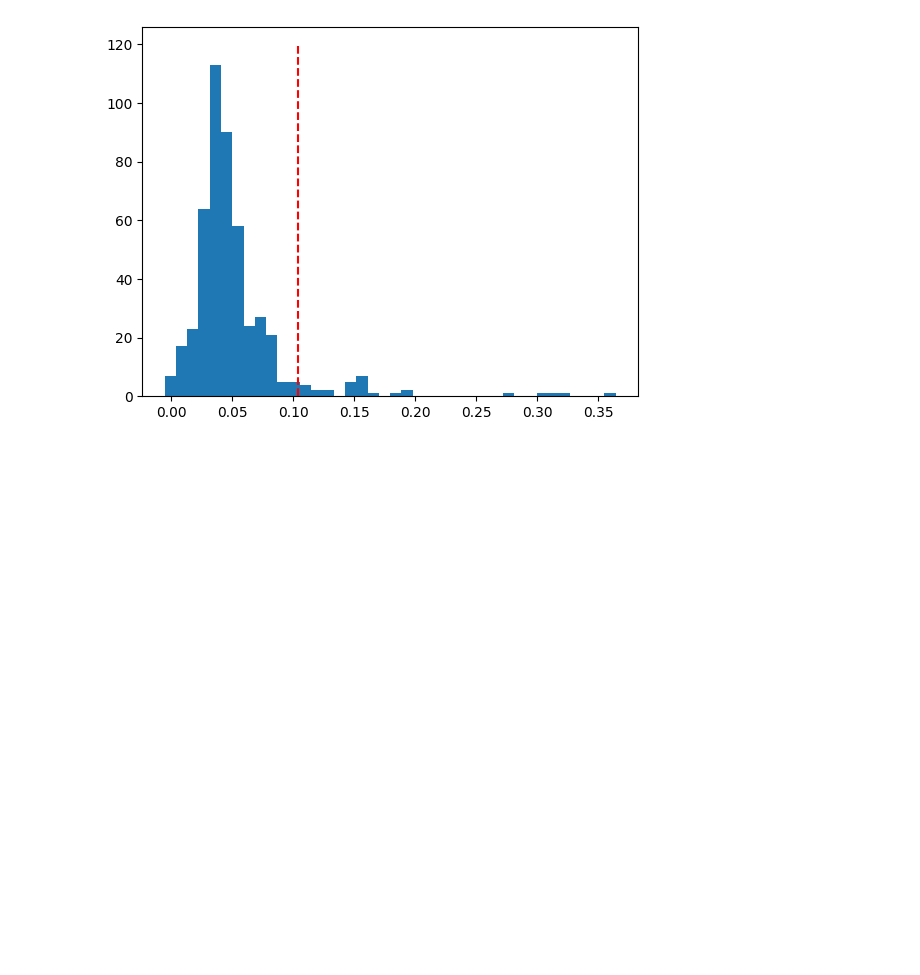
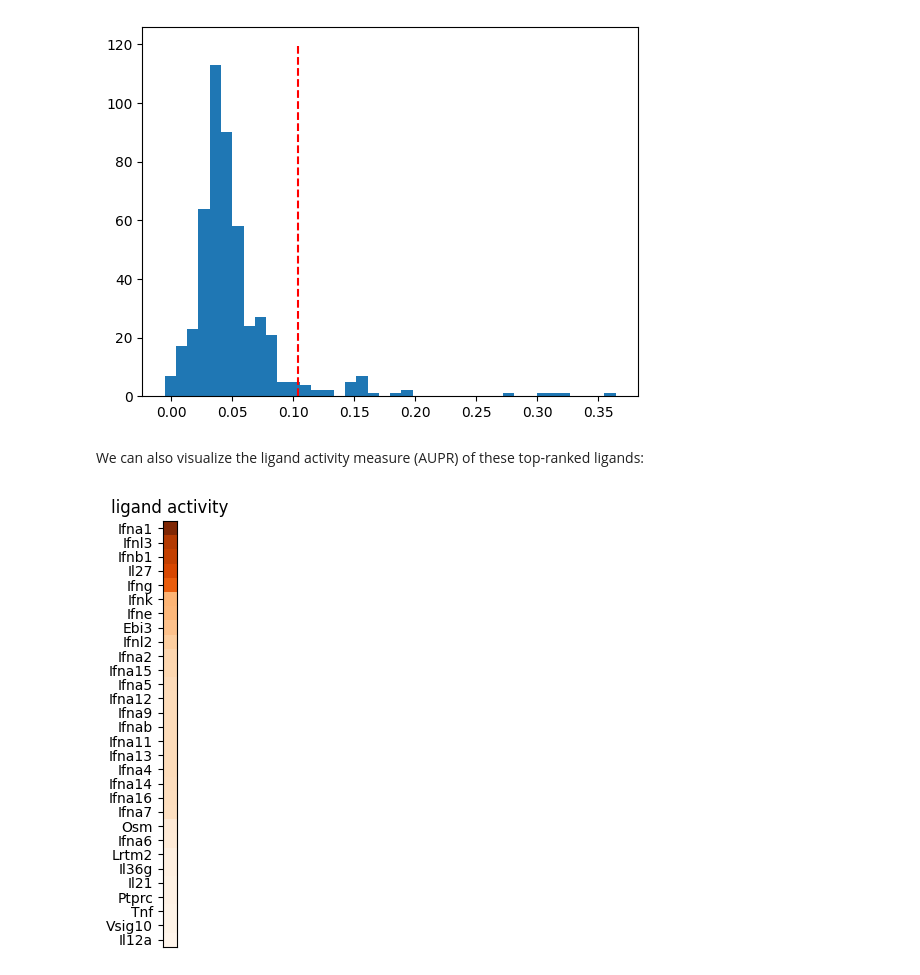
Before and after one commit to saeyslab/nichenetpy, a Jupyter notebook: notebooks/seurat_steps.ipynb, the cells around one changed output. Cells and saved outputs as stored; diff of their text form; code cells hidden in the pictures; blank space fills up the shorter version.

Commit message:
first version of heatmap

```diff
--- a/notebooks/seurat_steps.ipynb
+++ b/notebooks/seurat_steps.ipynb
@@ -173,3 +174,22 @@ plt.vlines(x=vals[29], ymin=0, ymax=120, color="red", linestyles="dashed")
 plt.show()
 # %% [output]
 [figure]
+# %% [markdown]
+We can also visualize the ligand activity measure (AUPR) of these top-ranked ligands:
+# %%
+ligands, metrics = zip(*ligand_activities[:30])
+vals = [e["aupr_corrected"] for e in metrics]
+
+fig, ax = plt.subplots()
+im = ax.imshow([[val] for val in vals], cmap="Oranges")
+
+ax.get_xaxis().set_visible(False)
+ax.set_yticks(np.arange(len(ligands)), labels=ligands)
+
+plt.setp(ax.get_xticklabels(), rotation=45, ha="right", rotation_mode="anchor")
+
+ax.set_title("ligand activity")
+fig.tight_layout()
+plt.show()
+# %% [output]
+[figure, added]
```
Also changed, not shown: parts of 1 cell of this notebook.
